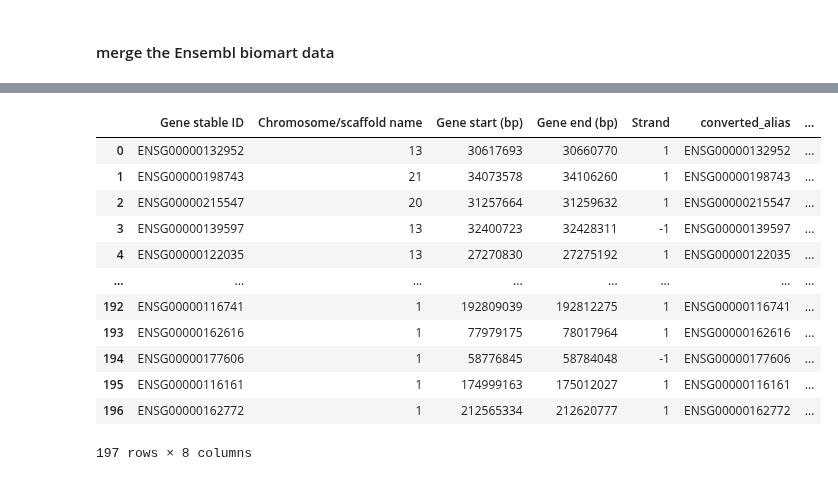
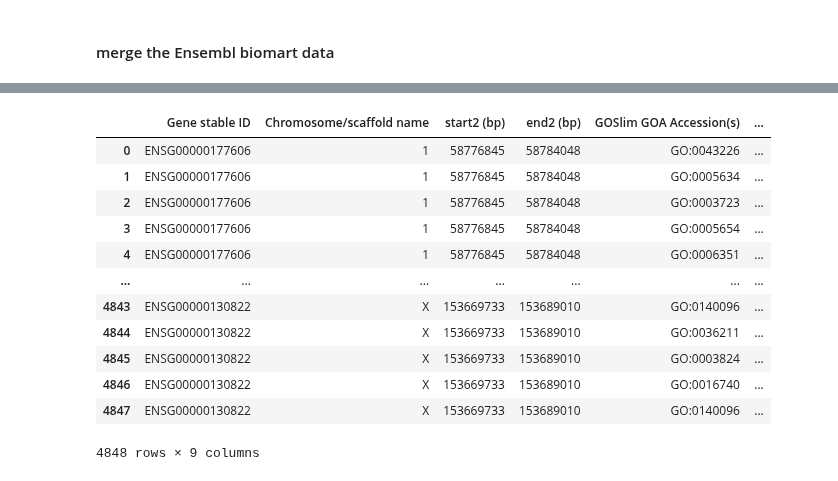
Before and after one commit to yonezawa-sora/pycircos_comaparative_species, a Jupyter notebook: data_preprocessing/human_combined_df_score.ipynb, the cells around one changed output, grey strips where cells are left out. Drawn from its saved outputs; the diff is of its cells as text; code cells hidden in the pictures.

```diff
--- a/data_preprocessing/human_combined_df_score.ipynb
+++ b/data_preprocessing/human_combined_df_score.ipynb
@@ -82,0 +25,4 @@ df_down1
+# %%
+# Upregulated genes
+df_up = pd.read_csv("../data/HN-score_human/HN5_genelist_human_2311/HN5_genes_up_human.tsv", sep="\t")
+df_up
@@ -84,8 +62,8 @@ df_down1
 #### Convert the gene names to Ensemble gene IDs
 # %%
 # Get ensemble gene ID from gProfiler UP 1%
-df2 = pd.read_csv("./gProfiler_hsapiens_2023-10-7 21-55-23.csv", sep=",")
-convert_ID = df2[["initial_alias", "converted_alias", "name"]]
-convert_ID
+df2 = pd.read_csv("../data/gprofiler/gProfiler_hsapiens_2023-11-5 14-34-25.csv", sep=",")
+df2_ID = df2[["initial_alias", "converted_alias", "name"]]
+df2_ID
 # %% [output]
 |  | initial_alias | converted_alias | name |
@@ -103,0 +88,15 @@ convert_ID
+# %%
+merged_df_up = pd.merge(  df_up,
+                          df2_ID,
+                          left_on="GeneName",
+                          right_on="initial_alias",
+                          how="inner")
+
+gene_names_up = set(df_up['GeneName'])
+gene_names_merged = set(merged_df_up['GeneName'])
+missing_gene_names = gene_names_up - gene_names_merged
+missing_rows = df_up[df_up['GeneName'].isin(missing_gene_names)]
+print(missing_rows)
+
+UP = merged_df_up[["converted_alias", "HN5", "name"]]
+UP
@@ -218,6 +173,6 @@ combined
 # %% [markdown]
 #### merge the Ensembl biomart data
 # %%
-df_ensembl = pd.read_csv("./biomart_human_position_R110.tsv", sep="\t")
+df_ensembl = pd.read_csv("../data/biomart_goslim/biomart_human_goslim_R110.tsv", sep="\t")
 df_ensembl
 # %% [output]
@@ -260,24 +215,24 @@ merged_df
 # %%
-# 2. merge top1 data
-merged_df_top1 = pd.merge(df_ensembl,UP1,
+# 2. merge UP data
+merged_df_top = pd.merge(df_ensembl,UP,
                         left_on="Gene stable ID",
                         right_on="converted_alias",
                      how="inner")
 
-merged_df_top1.to_csv("./human_position_up.tsv", sep="\t")
-merged_df_top1
+merged_df_top.to_csv("../data/human_annotation/human_annotation_up", sep="\t")
+merged_df_top
 # %% [output]
-|  | Gene stable ID | Chromosome/scaffold name | Gene start (bp) | Gene end (bp) | Strand | converted_alias | ... |
-| 0 | ENSG00000132952 | 13 | 30617693 | 30660770 | 1 | ENSG00000132952 | ... |
-| 1 | ENSG00000198743 | 21 | 34073578 | 34106260 | 1 | ENSG00000198743 | ... |
-| 2 | ENSG00000215547 | 20 | 31257664 | 31259632 | 1 | ENSG00000215547 | ... |
-| 3 | ENSG00000139597 | 13 | 32400723 | 32428311 | -1 | ENSG00000139597 | ... |
-| 4 | ENSG00000122035 | 13 | 27270830 | 27275192 | 1 | ENSG00000122035 | ... |
-| ... | ... | ... | ... | ... | ... | ... | ... |
-| 192 | ENSG00000116741 | 1 | 192809039 | 192812275 | 1 | ENSG00000116741 | ... |
-| 193 | ENSG00000162616 | 1 | 77979175 | 78017964 | 1 | ENSG00000162616 | ... |
-| 194 | ENSG00000177606 | 1 | 58776845 | 58784048 | -1 | ENSG00000177606 | ... |
-| 195 | ENSG00000116161 | 1 | 174999163 | 175012027 | 1 | ENSG00000116161 | ... |
-| 196 | ENSG00000162772 | 1 | 212565334 | 212620777 | 1 | ENSG00000162772 | ... |
+|  | Gene stable ID | Chromosome/scaffold name | start2 (bp) | end2 (bp) | GOSlim GOA Accession(s) | ... |
+| 0 | ENSG00000177606 | 1 | 58776845 | 58784048 | GO:0043226 | ... |
+| 1 | ENSG00000177606 | 1 | 58776845 | 58784048 | GO:0005634 | ... |
+| 2 | ENSG00000177606 | 1 | 58776845 | 58784048 | GO:0003723 | ... |
+| 3 | ENSG00000177606 | 1 | 58776845 | 58784048 | GO:0005654 | ... |
+| 4 | ENSG00000177606 | 1 | 58776845 | 58784048 | GO:0006351 | ... |
+| ... | ... | ... | ... | ... | ... | ... |
+| 4843 | ENSG00000130822 | X | 153669733 | 153689010 | GO:0140096 | ... |
+| 4844 | ENSG00000130822 | X | 153669733 | 153689010 | GO:0036211 | ... |
+| 4845 | ENSG00000130822 | X | 153669733 | 153689010 | GO:0003824 | ... |
+| 4846 | ENSG00000130822 | X | 153669733 | 153689010 | GO:0016740 | ... |
+| 4847 | ENSG00000130822 | X | 153669733 | 153689010 | GO:0140096 | ... |
-197 rows × 8 columns
+4848 rows × 9 columns
 # %%
```
Also changed, not shown: parts of 21 cells of this notebook, 3 other files.
